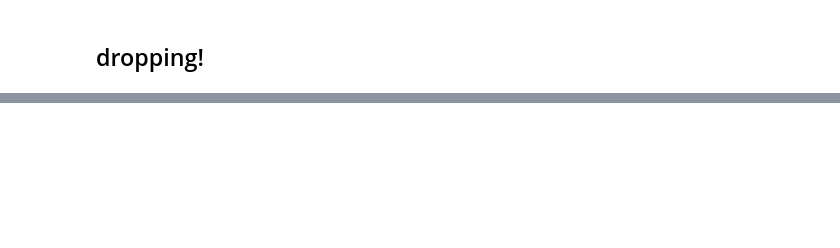
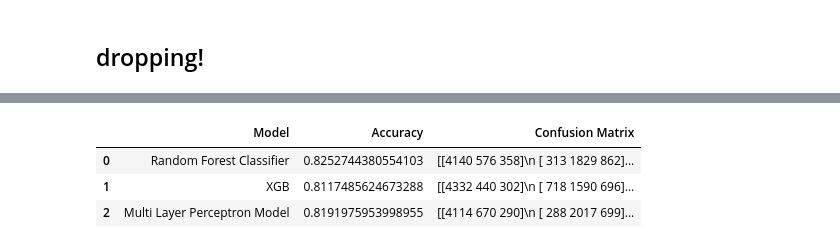
Before and after one commit to ouriquco/Classificiation-Academic-Success, a Jupyter notebook: academic_success_classification.ipynb, the cells around one changed output, grey strips where cells are left out. Drawn from its saved outputs; the diff is of its cells as text; code cells hidden in the pictures; blank space fills up the shorter version.

Commit message:
added more models

```diff
--- a/academic_success_classification.ipynb
+++ b/academic_success_classification.ipynb
@@ -86,0 +252,4 @@ corr = abs(df_corr.corr())
+# %%
+y_test = y_test.replace(to_replace = ['Dropout', 'Enrolled', 'Graduate'], value = [0, 1, 2])
+# %%
+y_test = y_test.replace(value = ['Dropout', 'Enrolled', 'Graduate'], to_replace = [0, 1, 2])
@@ -86,0 +258,11 @@ corr = abs(df_corr.corr())
+# %%
+evaluation_df = pd.DataFrame(columns = ['Model', 'Accuracy', 'Confusion Matrix'])
+# %%
+def evaluate(df, name, y_pred, y_test):
+  acc = str(skm.accuracy_score(y_test, y_pred))
+  #prec = str(skm.precision_score(y_test, y_pred))
+  #recall = str(skm.recall_score(y_test, y_pred))
+  #f1 = str(skm.f1_score(y_test, y_pred))
+  conf = str(skm.confusion_matrix(y_test, y_pred))
+  df.loc[int(len(df.index))] = [name, acc, conf]
+  return df
@@ -86,0 +300,7 @@ corr = abs(df_corr.corr())
+# %%
+evaluate(evaluation_df, "Multi Layer Perceptron Model", y_pred_mlp, y_test)
+# %% [output]
+|  | Model | Accuracy | Confusion Matrix |
+| 0 | Random Forest Classifier | 0.8252744380554103 | [[4140 576 358]\n [ 313 1829 862]... |
+| 1 | XGB | 0.8117485624673288 | [[4332 440 302]\n [ 718 1590 696]... |
+| 2 | Multi Layer Perceptron Model | 0.8191975953998955 | [[4114 670 290]\n [ 288 2017 699]... |
```
Also changed, not shown: parts of 33 cells of this notebook.
